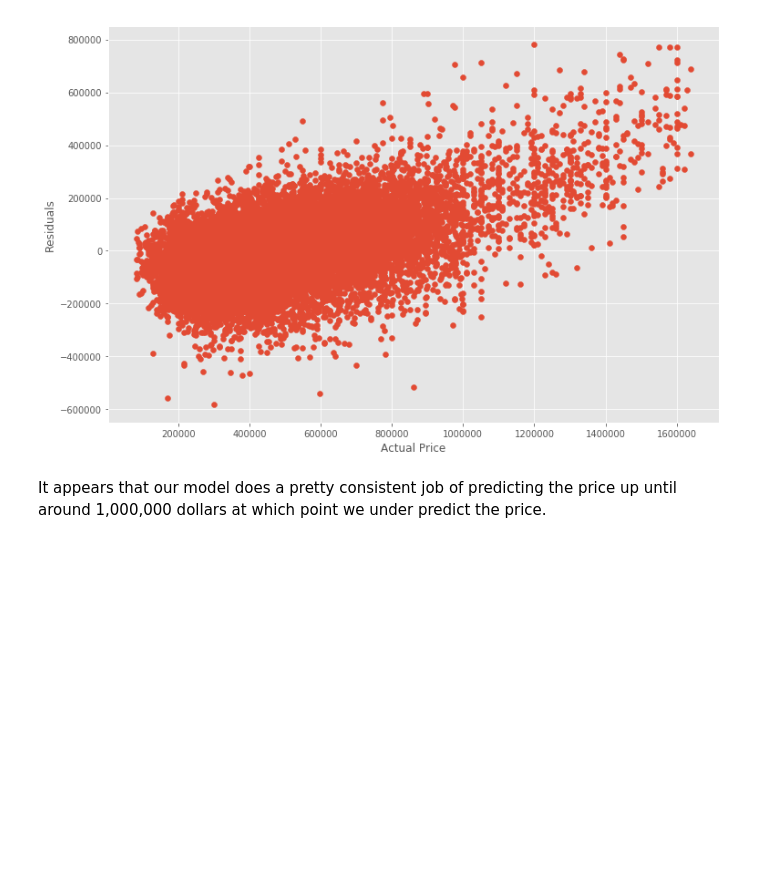
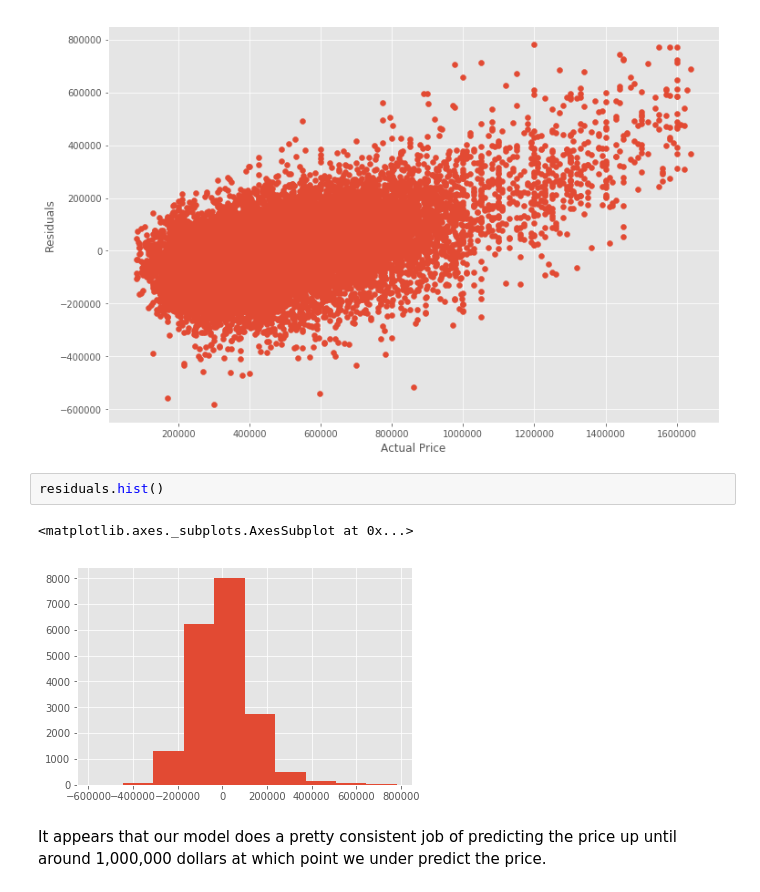
Before and after one commit to yshp57/dsc-1-final-project-online-ds-pt-100118, a Jupyter notebook: student.ipynb, the cells around one changed output. Cells and saved outputs as stored; diff of their text form; blank space fills up the shorter version.

```diff
--- a/student.ipynb
+++ b/student.ipynb
@@ -841,6 +841,11 @@ plt.xlabel('Actual Price')
 # %% [output]
 Text(0.5,0,'Actual Price')
 [figure]
+# %%
+residuals.hist()
+# %% [output]
+<matplotlib.axes._subplots.AxesSubplot at 0x...>
+[figure, added]
 # %% [markdown]
 It appears that our model does a pretty consistent job of predicting the price up until around 1,000,000 dollars at which point we under predict the price.
 # %%
```
Also changed, not shown: parts of 9 cells of this notebook, 1 other file.
